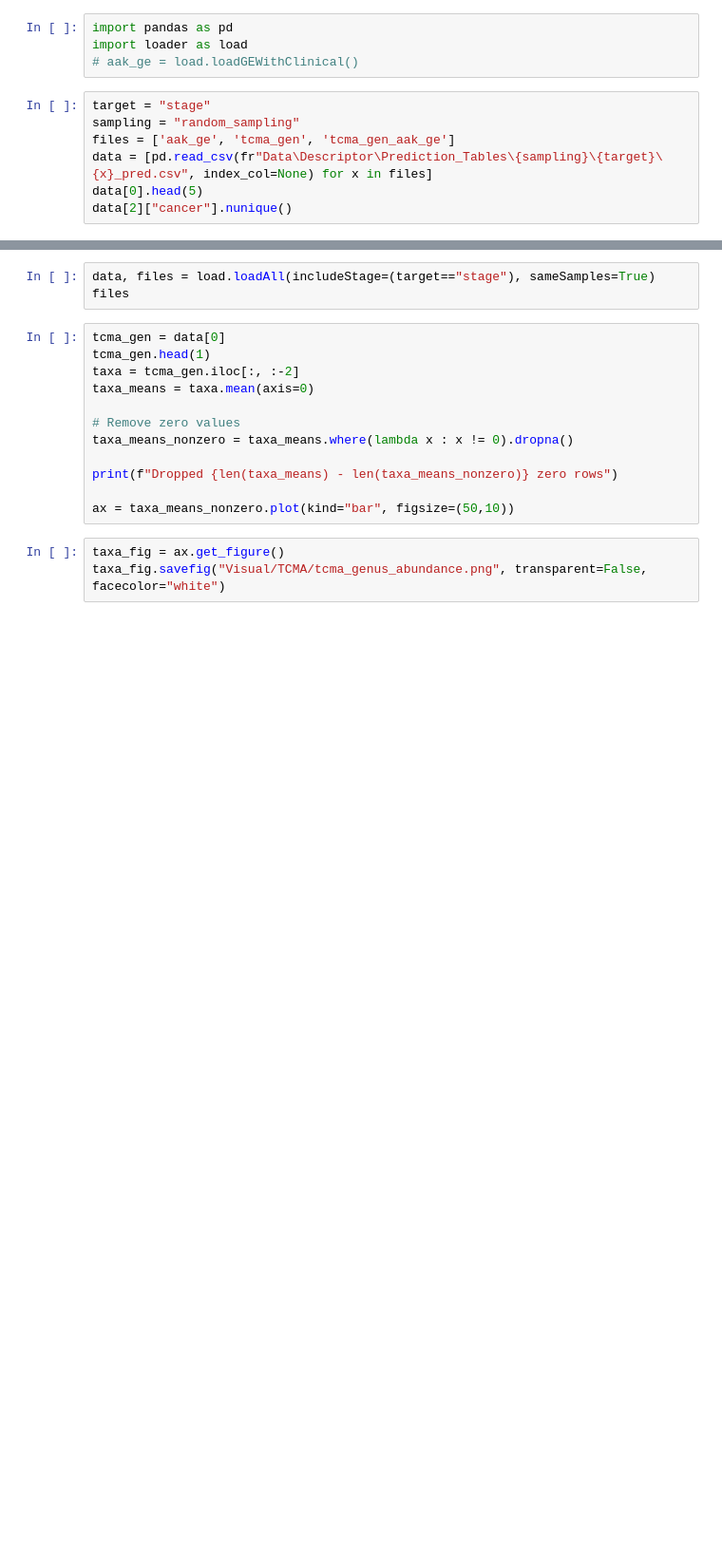
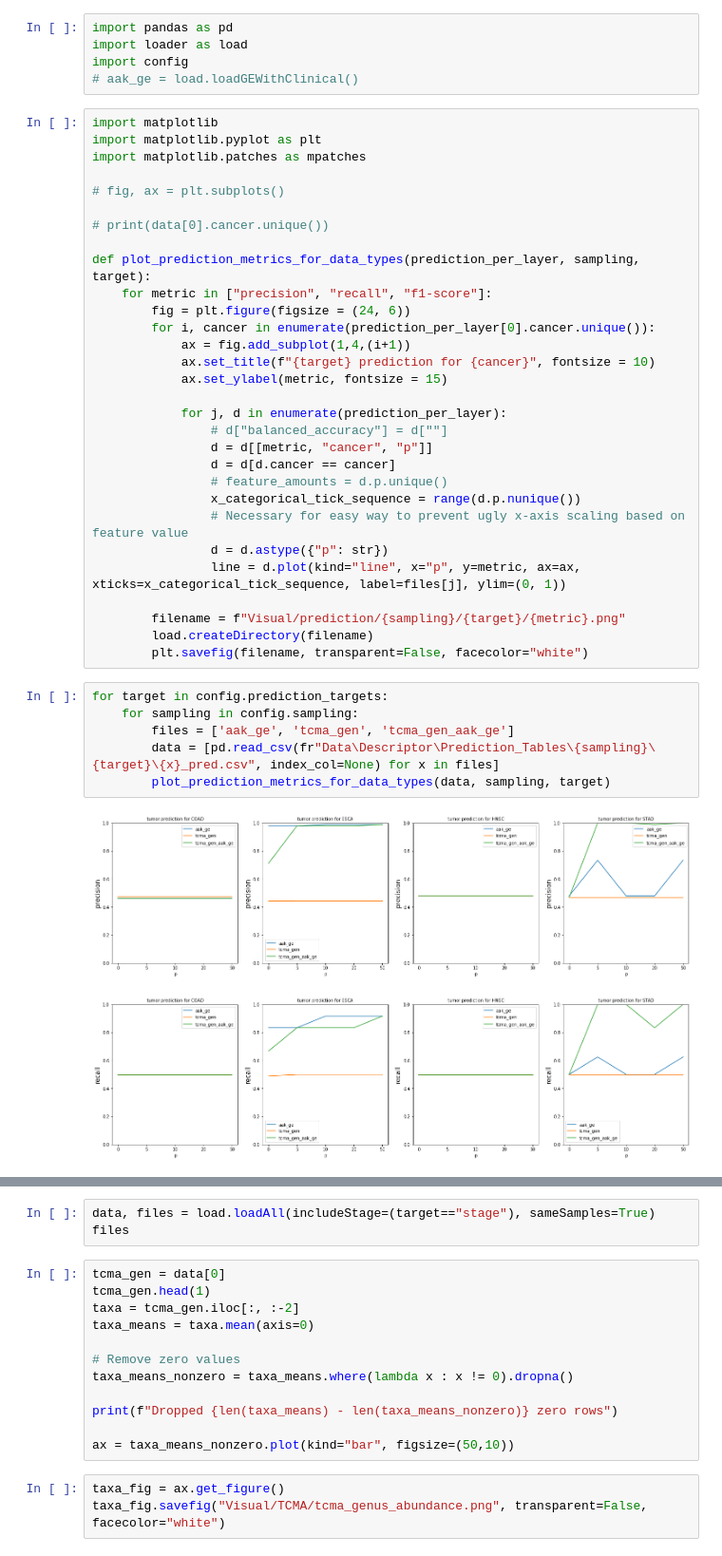
Before and after one commit to GdePaulo/Host-Microbial-Omics-Integration, a Jupyter notebook: visualization.ipynb, the cells around one changed output, grey strips where cells are left out. Shown at 95% size. Saved outputs shown, nothing was run; the diff lists cells and outputs as text; blank space fills up the shorter version.

Commit message:
Streamline prediction and prediction visualization pipeline

```diff
--- a/visualization.ipynb
+++ b/visualization.ipynb
@@ -1,11 +1,44 @@
 # %%
 import pandas as pd
 import loader as load
+import config
 # aak_ge = load.loadGEWithClinical()
+# %%
+import matplotlib
+import matplotlib.pyplot as plt
+import matplotlib.patches as mpatches
+
+# fig, ax = plt.subplots()
+
+# print(data[0].cancer.unique())
+
+def plot_prediction_metrics_for_data_types(prediction_per_layer, sampling, target):
+    for metric in ["precision", "recall", "f1-score"]:
+        fig = plt.figure(figsize = (24, 6))
+        for i, cancer in enumerate(prediction_per_layer[0].cancer.unique()):
+            ax = fig.add_subplot(1,4,(i+1))
+            ax.set_title(f"{target} prediction for {cancer}", fontsize = 10)
+            ax.set_ylabel(metric, fontsize = 15)
+
+            for j, d in enumerate(prediction_per_layer):
+                # d["balanced_accuracy"] = d[""]
+                d = d[[metric, "cancer", "p"]]
+                d = d[d.cancer == cancer]
+                # feature_amounts = d.p.unique()
+                x_categorical_tick_sequence = range(d.p.nunique())
+                # Necessary for easy way to prevent ugly x-axis scaling based on feature value
+                d = d.astype({"p": str})
+                line = d.plot(kind="line", x="p", y=metric, ax=ax, xticks=x_categorical_tick_sequence, label=files[j], ylim=(0, 1))
+
+        filename = f"Visual/prediction/{sampling}/{target}/{metric}.png"
+        load.createDirectory(filename)
+        plt.savefig(filename, transparent=False, facecolor="white")
 # %%
-target = "stage"
-sampling = "random_sampling"
-files = ['aak_ge', 'tcma_gen', 'tcma_gen_aak_ge']
-data = [pd.read_csv(fr"Data\Descriptor\Prediction_Tables\{sampling}\{target}\{x}_pred.csv", index_col=None) for x in files]
-data[0].head(5)
-data[2]["cancer"].nunique()
+for target in config.prediction_targets:
+    for sampling in config.sampling:
+        files = ['aak_ge', 'tcma_gen', 'tcma_gen_aak_ge']
+        data = [pd.read_csv(fr"Data\Descriptor\Prediction_Tables\{sampling}\{target}\{x}_pred.csv", index_col=None) for x in files]
+        plot_prediction_metrics_for_data_types(data, sampling, target)
+# %% [output]
+[figure, added]
+[figure, added]
```
Also changed, not shown: parts of 3 cells of this notebook, 2 other files.
